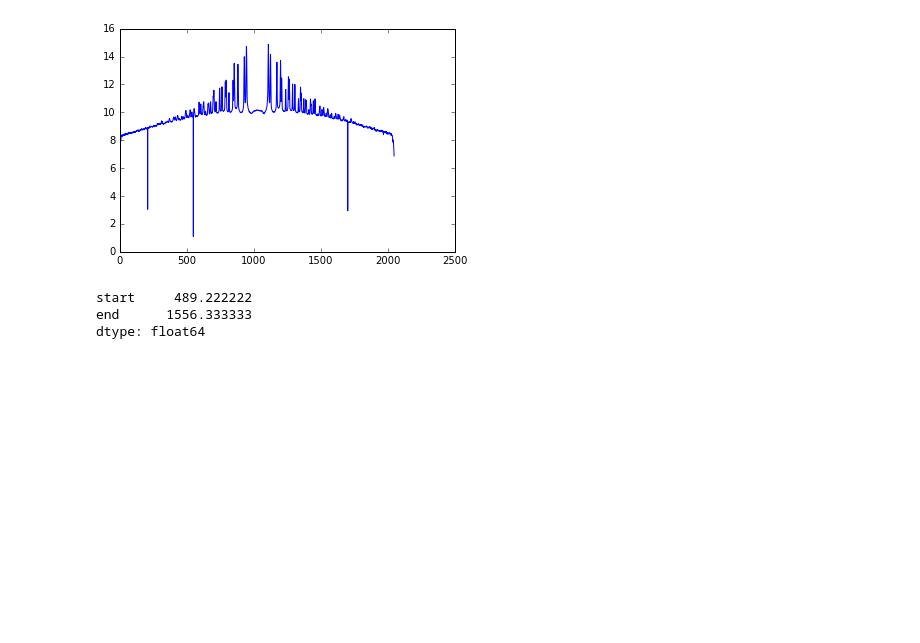
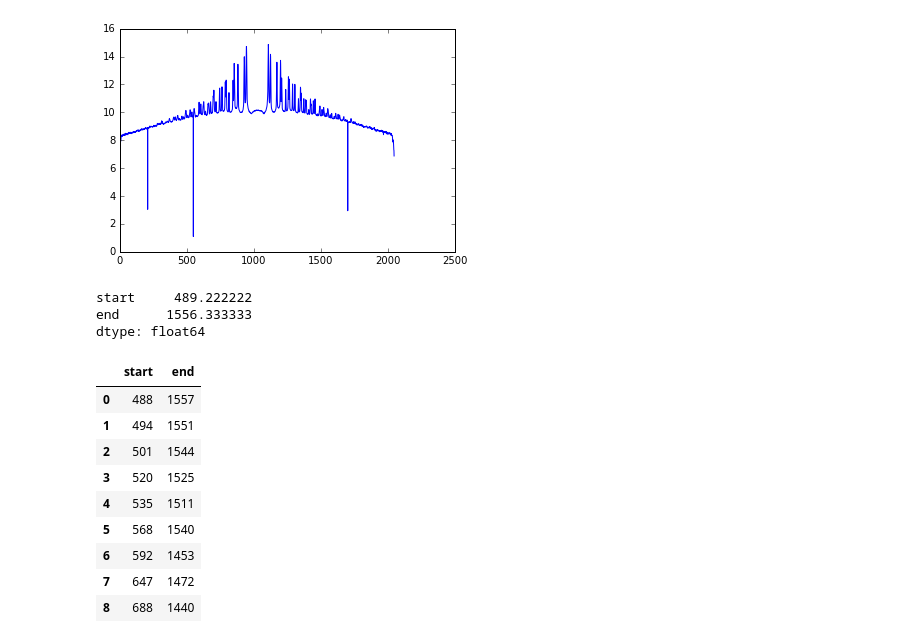
Before and after one commit to chuckie82/hackathon, a Jupyter notebook: ben_sandbox.ipynb, the cells around one changed output. Saved outputs shown, nothing was run; the diff lists cells and outputs as text; code cells hidden in the pictures; blank space fills up the shorter version.

```diff
--- a/ben_sandbox.ipynb
+++ b/ben_sandbox.ipynb
@@ -169,3 +169,16 @@ df.mean()
 start     489.222222
 end      1556.333333
 dtype: float64
+# %%
+df
+# %% [output]
+|  | start | end |
+| 0 | 488 | 1557 |
+| 1 | 494 | 1551 |
+| 2 | 501 | 1544 |
+| 3 | 520 | 1525 |
+| 4 | 535 | 1511 |
+| 5 | 568 | 1540 |
+| 6 | 592 | 1453 |
+| 7 | 647 | 1472 |
+| 8 | 688 | 1440 |
```
